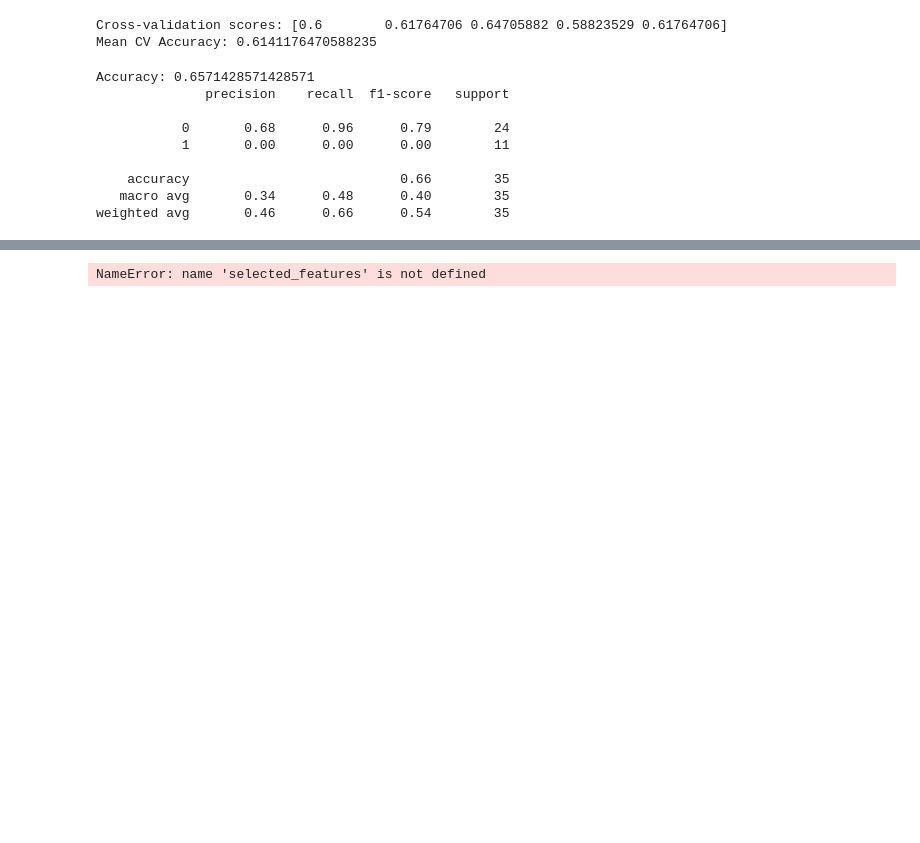
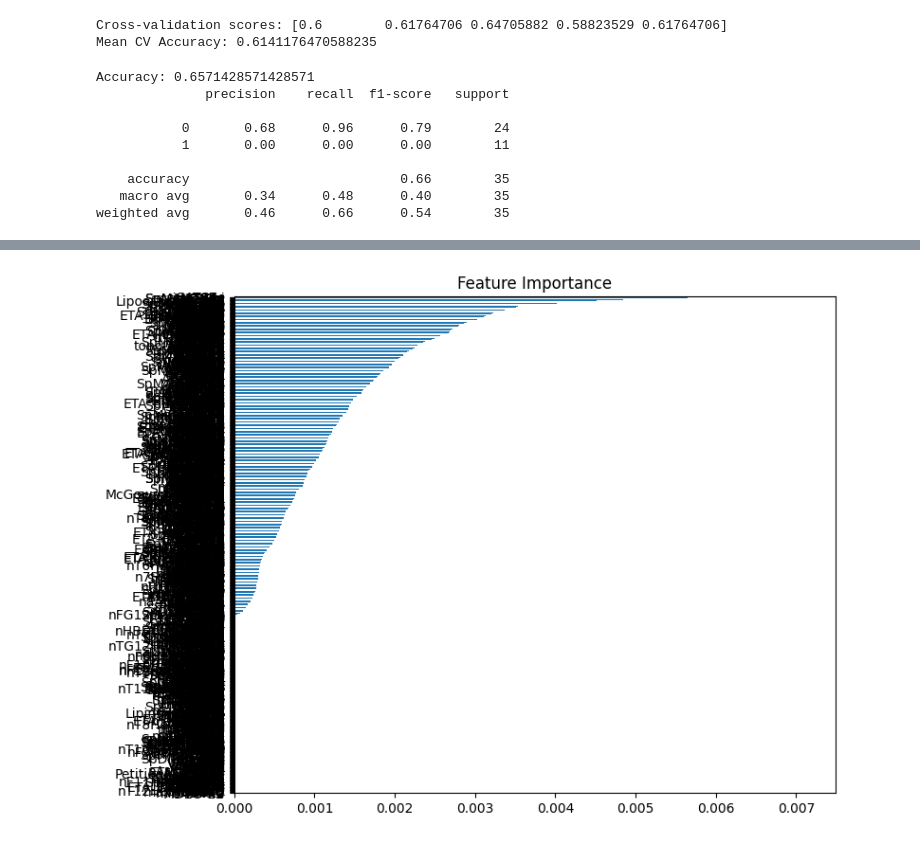
Before and after one commit to Lisa-Mukami/Machine-learning, a Jupyter notebook: machine learning.ipynb, the cells around one changed output, grey strips where cells are left out. Saved outputs shown, nothing was run; the diff lists cells and outputs as text; code cells hidden in the pictures; blank space fills up the shorter version.

```diff
--- a/machine learning.ipynb
+++ b/machine learning.ipynb
@@ -175,9 +182,10 @@ plt.show()
 # %%
 # plot feature importances
 importances = rf_model.feature_importances_
 feat_importance = pd.Series(importances, index=x.columns)
 feat_importance.sort_values().plot(kind='barh', figsize=(8,6))
 plt.title("Feature Importance")
+plt.tight_layout()
 plt.show()
 # %% [output]
-NameError: name 'selected_features' is not defined
+[figure, added]
```
Also changed, not shown: parts of 3 cells of this notebook.
